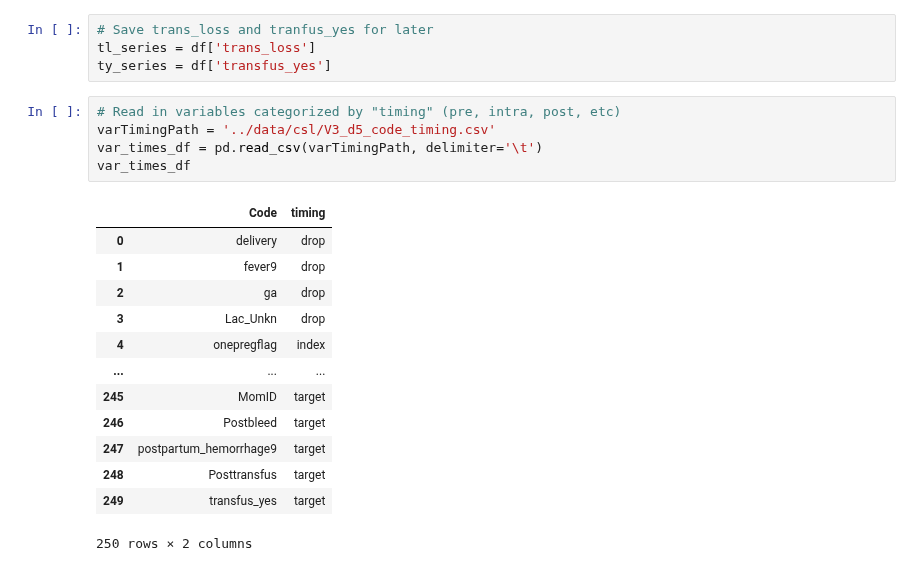
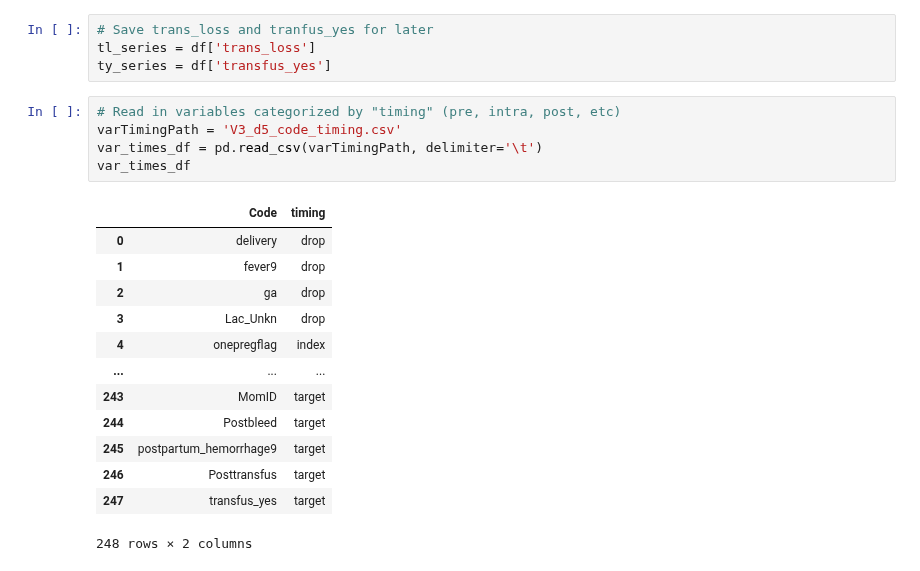
Before and after one commit to lhncbc/MFM_bopf, a Jupyter notebook: src/CSL_create_targets.ipynb, the cells around one changed output. Cells and saved outputs as stored; diff of their text form.

Commit message:
Updated data creation notebooks.

```diff
--- a/src/CSL_create_targets.ipynb
+++ b/src/CSL_create_targets.ipynb
@@ -47,23 +48,23 @@ tl_series = df['trans_loss']
 ty_series = df['transfus_yes']
 # %%
 # Read in variables categorized by "timing" (pre, intra, post, etc)
-varTimingPath = '../data/csl/V3_d5_code_timing.csv'
+varTimingPath = 'V3_d5_code_timing.csv'
 var_times_df = pd.read_csv(varTimingPath, delimiter='\t')
 var_times_df
 # %% [output]
 |  | Code | timing |
 | 0 | delivery | drop |
 | 1 | fever9 | drop |
 | 2 | ga | drop |
 | 3 | Lac_Unkn | drop |
 | 4 | onepregflag | index |
 | ... | ... | ... |
-| 245 | MomID | target |
-| 246 | Postbleed | target |
-| 247 | postpartum_hemorrhage9 | target |
-| 248 | Posttransfus | target |
-| 249 | transfus_yes | target |
+| 243 | MomID | target |
+| 244 | Postbleed | target |
+| 245 | postpartum_hemorrhage9 | target |
+| 246 | Posttransfus | target |
+| 247 | transfus_yes | target |
-250 rows × 2 columns
+248 rows × 2 columns
 # %%
 # Save off "pre" and "intra" columns
 pre_df = df[var_times_df[var_times_df['timing'] == 'pre']['Code'].to_list()]
```
Also changed, not shown: parts of 15 cells of this notebook, 3 other files.
